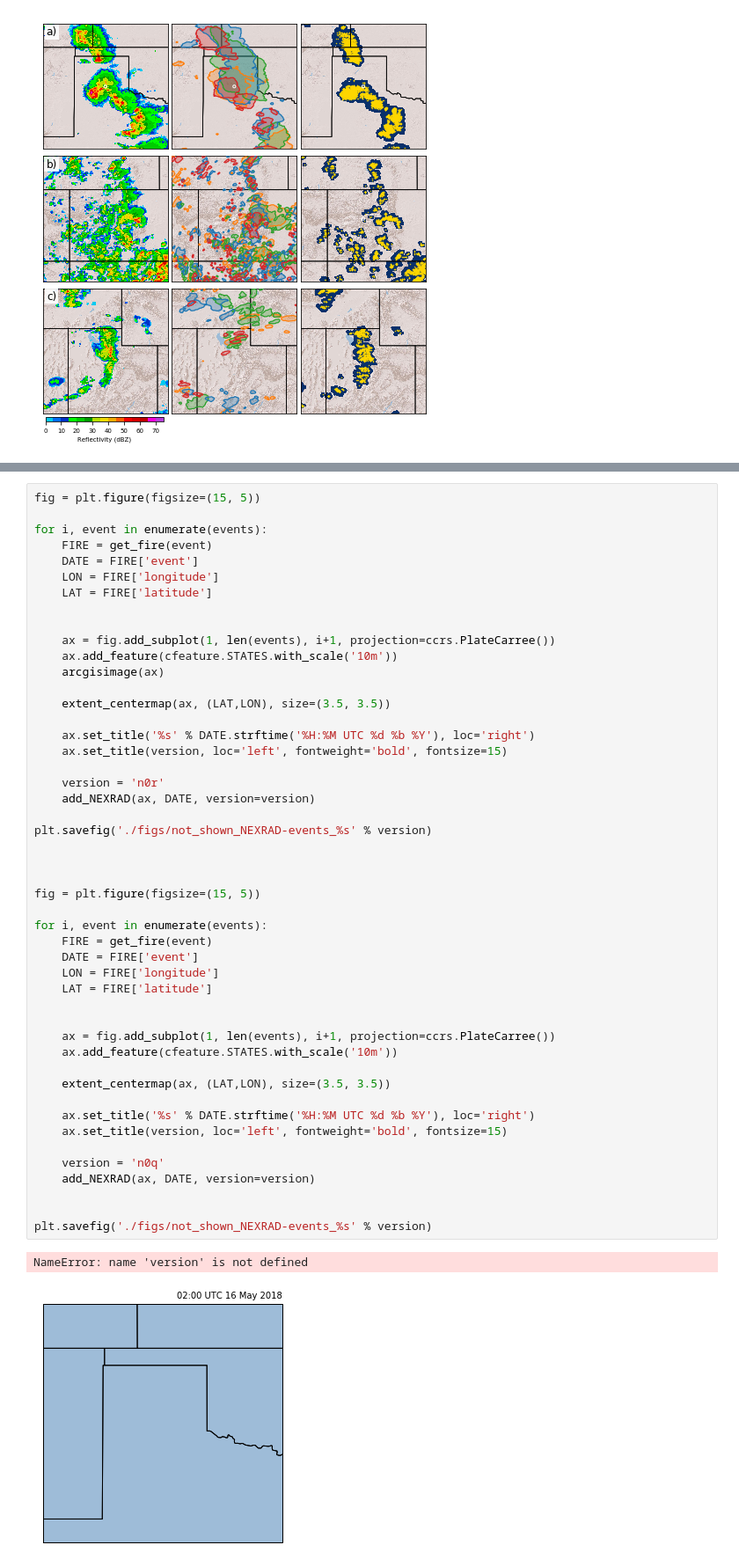
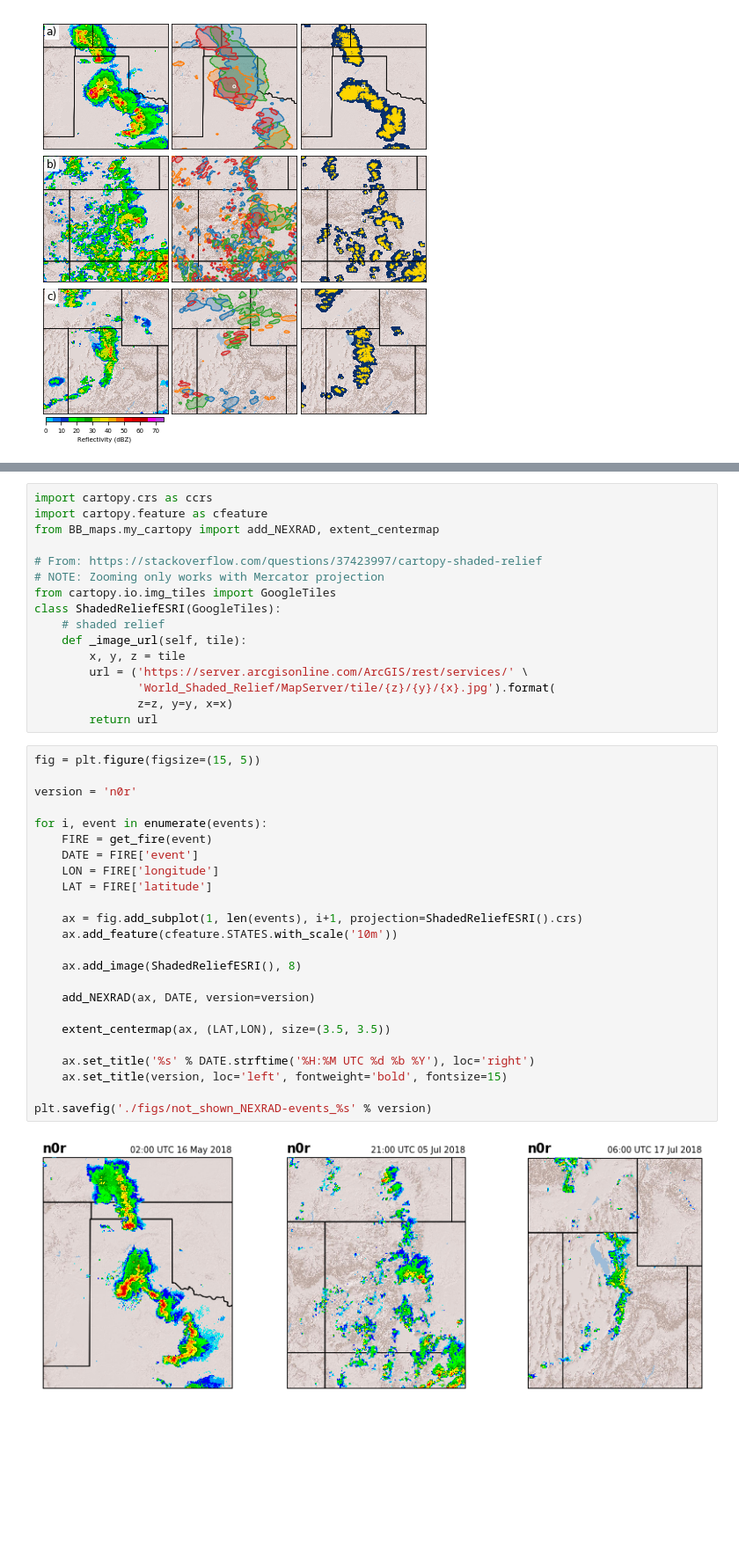
Before and after one commit to blaylockbk/pyBKB_v3, a Jupyter notebook: publications/GLM_HRRR/Fig-04_Cases-Map.ipynb, the cells around one changed output, grey strips where cells are left out. Shown at 88% size. Cells and saved outputs as stored; diff of their text form; blank space fills up the shorter version.

```diff
--- a/publications/GLM_HRRR/Fig-04_Cases-Map.ipynb
+++ b/publications/GLM_HRRR/Fig-04_Cases-Map.ipynb
@@ -195,51 +192,42 @@ from BB_maps.my_cartopy import add_NEXRAD, extent_centermap, arcgisimage
+# %%
+import cartopy.crs as ccrs
+import cartopy.feature as cfeature
+from BB_maps.my_cartopy import add_NEXRAD, extent_centermap
+
+# From: https://stackoverflow.com/questions/37423997/cartopy-shaded-relief
+# NOTE: Zooming only works with Mercator projection
+from cartopy.io.img_tiles import GoogleTiles
+class ShadedReliefESRI(GoogleTiles):
+    # shaded relief
+    def _image_url(self, tile):
+        x, y, z = tile
+        url = ('https://server.arcgisonline.com/ArcGIS/rest/services/' \
+               'World_Shaded_Relief/MapServer/tile/{z}/{y}/{x}.jpg').format(
+               z=z, y=y, x=x)
+        return url
 # %%
 fig = plt.figure(figsize=(15, 5))
+
+version = 'n0r'
 
 for i, event in enumerate(events):
     FIRE = get_fire(event)
     DATE = FIRE['event']
     LON = FIRE['longitude']
     LAT = FIRE['latitude']
 
+    ax = fig.add_subplot(1, len(events), i+1, projection=ShadedReliefESRI().crs)
+    ax.add_feature(cfeature.STATES.with_scale('10m'))
 
-    ax = fig.add_subplot(1, len(events), i+1, projection=ccrs.PlateCarree())
-    ax.add_feature(cfeature.STATES.with_scale('10m'))
-    arcgisimage(ax)
+    ax.add_image(ShadedReliefESRI(), 8)
+
+    add_NEXRAD(ax, DATE, version=version)
 
     extent_centermap(ax, (LAT,LON), size=(3.5, 3.5))
 
     ax.set_title('%s' % DATE.strftime('%H:%M UTC %d %b %Y'), loc='right')
     ax.set_title(version, loc='left', fontweight='bold', fontsize=15)
 
-    version = 'n0r'
-    add_NEXRAD(ax, DATE, version=version)
-
 plt.savefig('./figs/not_shown_NEXRAD-events_%s' % version)
-
-
-
-fig = plt.figure(figsize=(15, 5))
-
-for i, event in enumerate(events):
-    FIRE = get_fire(event)
-    DATE = FIRE['event']
-    LON = FIRE['longitude']
-    LAT = FIRE['latitude']
-
-
-    ax = fig.add_subplot(1, len(events), i+1, projection=ccrs.PlateCarree())
-    ax.add_feature(cfeature.STATES.with_scale('10m'))
-
-    extent_centermap(ax, (LAT,LON), size=(3.5, 3.5))
-
-    ax.set_title('%s' % DATE.strftime('%H:%M UTC %d %b %Y'), loc='right')
-    ax.set_title(version, loc='left', fontweight='bold', fontsize=15)
-
-    version = 'n0q'
-    add_NEXRAD(ax, DATE, version=version)
-
-
-plt.savefig('./figs/not_shown_NEXRAD-events_%s' % version)
 # %% [output]
-NameError: name 'version' is not defined
-[figure, old version]
+[figure, new version]
```
Also changed, not shown: parts of 3 cells of this notebook, 12 other files.
